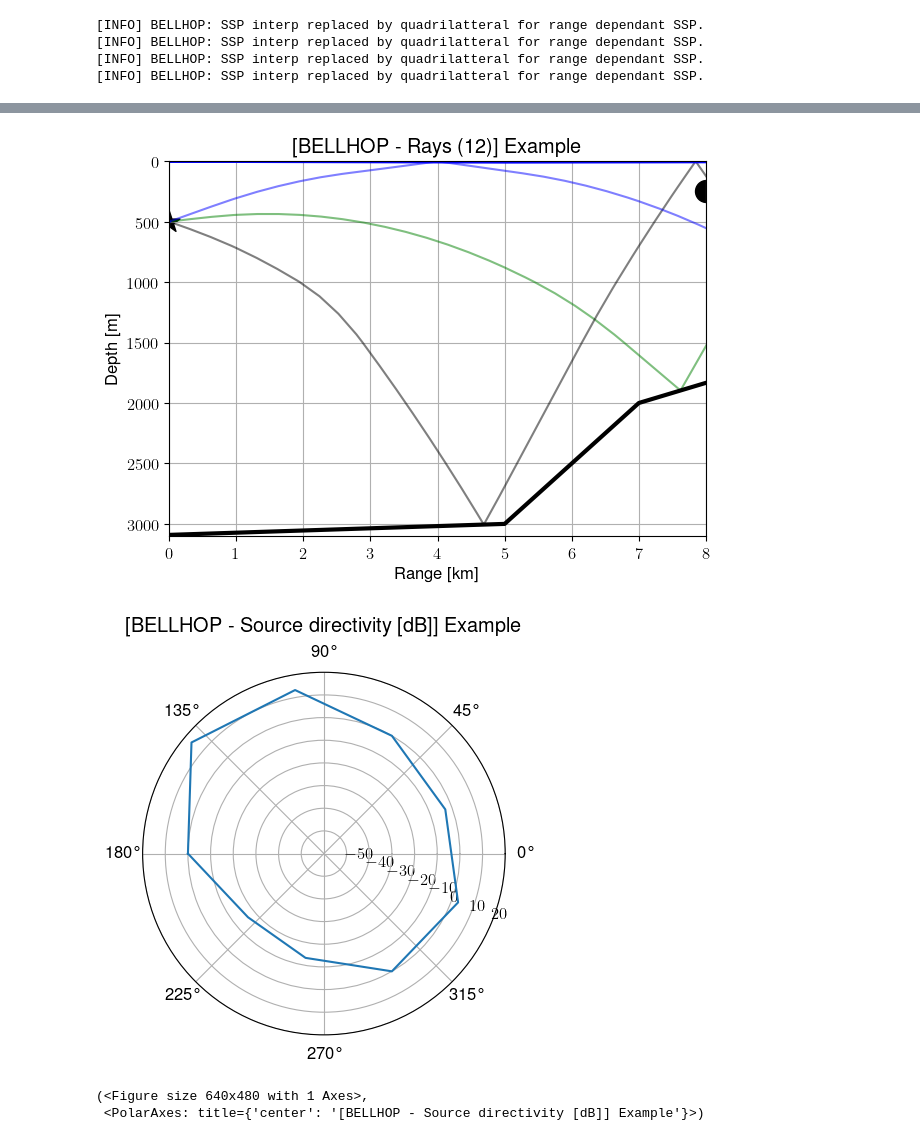
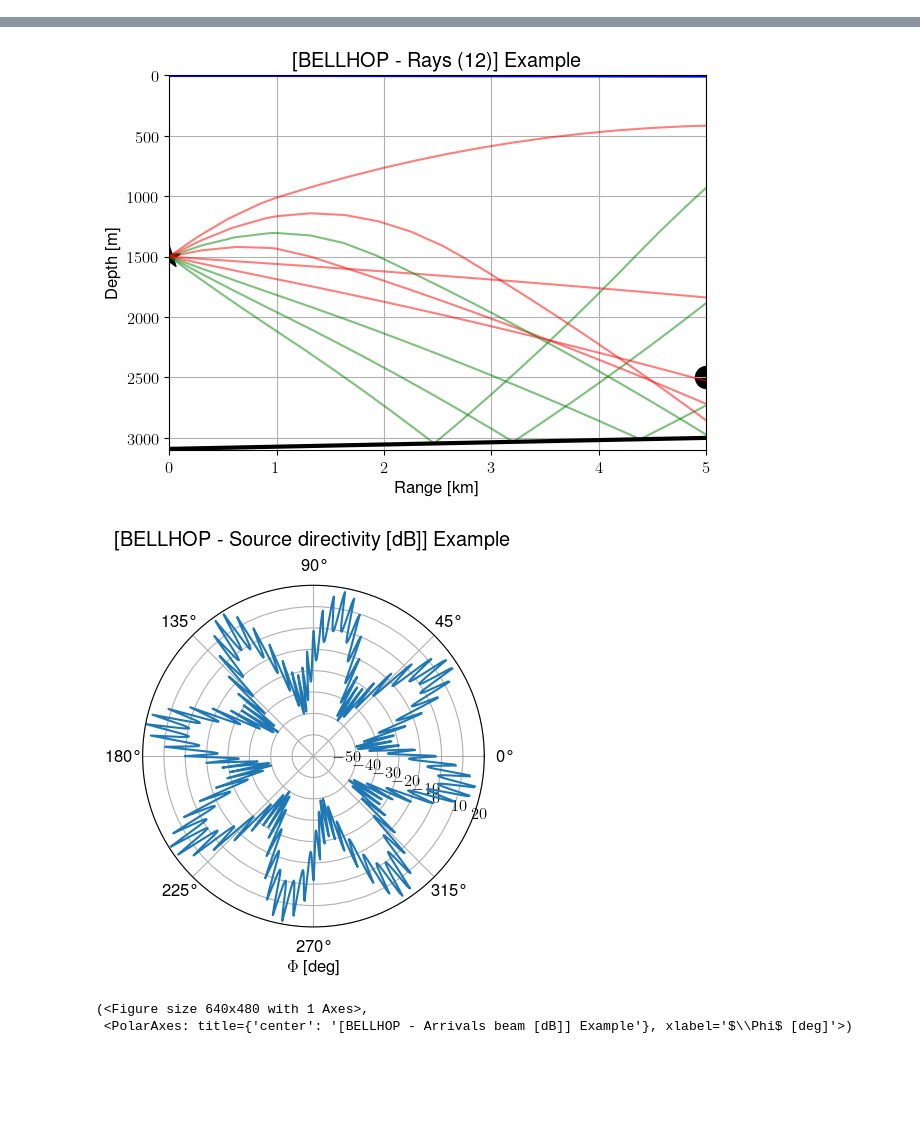
Before and after one commit to ErVuL/uAcoustics, a Jupyter notebook: python/BELLHOP.ipynb, the cells around one changed output, grey strips where cells are left out. Drawn from its saved outputs; the diff is of its cells as text; code cells hidden in the pictures; blank space fills up the shorter version.

Commit message:
Add plot_arrivals_beam() and fix arrvals angle for negative rx range.

```diff
--- a/python/BELLHOP.ipynb
+++ b/python/BELLHOP.ipynb
@@ -2,13 +2,13 @@
 import arlpy.uwapm as pm
 import numpy as np
 
-x = np.linspace(0,7500, 1080)
+x = np.linspace(-1000,7500, 1080)
 z = np.linspace(-15, 3100,  720)
 
 tx_freq  = 5000
-tx_depth = 500
-tx_angle = np.linspace(-180, 180 , 10)
-tx_level = 10*np.sin(2*np.pi*16*tx_angle/360)+10*np.sin(2*np.pi*8*tx_angle/360)
+tx_depth = 1500
+tx_angle = np.linspace(-180, 180 , 1000)
+tx_level = 20*np.sin(2*np.pi*8*tx_angle/360)-20*np.abs(np.sin(2*np.pi*50*tx_angle/360))
 
 surfaceWaveHeight = 3 # m
 surfaceWaveLength = 7 # m
@@ -49,7 +49,7 @@ env = pm.make_env2d(
         ssp             = ssp,                                                 # m/s
 
         # OALIB: Sound speed interpolation
-        ssp_interp      = 'c-linear',
+        ssp_interp      = 'quadrilatteral',
 
         # ALL: Source freq and depth
         tx_freq         = tx_freq,                                             # Hz
@@ -76,13 +76,13 @@ env = pm.make_env2d(
         )
 
 BELLHOP = pm.BELLHOP(env)
-BELLHOP.compute_transmission_loss(debug=True)
+BELLHOP.compute_transmission_loss()
 
 BELLHOP.plot_transmission_loss()
 BELLHOP.plot_ssp(vmin=1000, vmax=2000)
 
-env['rx_range'] = 8000
-env['rx_depth'] = 250
+env['rx_range'] = 5000
+env['rx_depth'] = 2500
 env = pm.make_env2d(**env)
 env = BELLHOP.set_env(env)
 
@@ -96,4 +96,5 @@ BELLHOP.plot_impulse_response(nArrival=50)
 BELLHOP.plot_eigen_rays(nRay=12)
 BELLHOP.plot_rays(nRay=12)
 BELLHOP.plot_beam()
+BELLHOP.plot_arrivals_beam()
 # %% [output]
@@ -119,4 +102,0 @@ Content of the file: '/tmp/tmps5ogp01r.ati'.
-[INFO] BELLHOP: SSP interp replaced by quadrilatteral for range dependant SSP.
-[INFO] BELLHOP: SSP interp replaced by quadrilatteral for range dependant SSP.
-[INFO] BELLHOP: SSP interp replaced by quadrilatteral for range dependant SSP.
-[INFO] BELLHOP: SSP interp replaced by quadrilatteral for range dependant SSP.
@@ -126,4 +106,4 @@ Content of the file: '/tmp/tmps5ogp01r.ati'.
-[figure, old version]
+[figure, new version]
-[figure, old version]
+[figure, new version]
-(<Figure size 640x480 with 1 Axes>,
- <PolarAxes: title={'center': '[BELLHOP - Source directivity [dB]] Example'}>)
+(<Figure size 640x480 with 1 Axes>,
+ <PolarAxes: title={'center': '[BELLHOP - Arrivals beam [dB]] Example'}, xlabel='$\\Phi$ [deg]'>)
```
Also changed, not shown: parts of 1 cell of this notebook, 3 other files.
